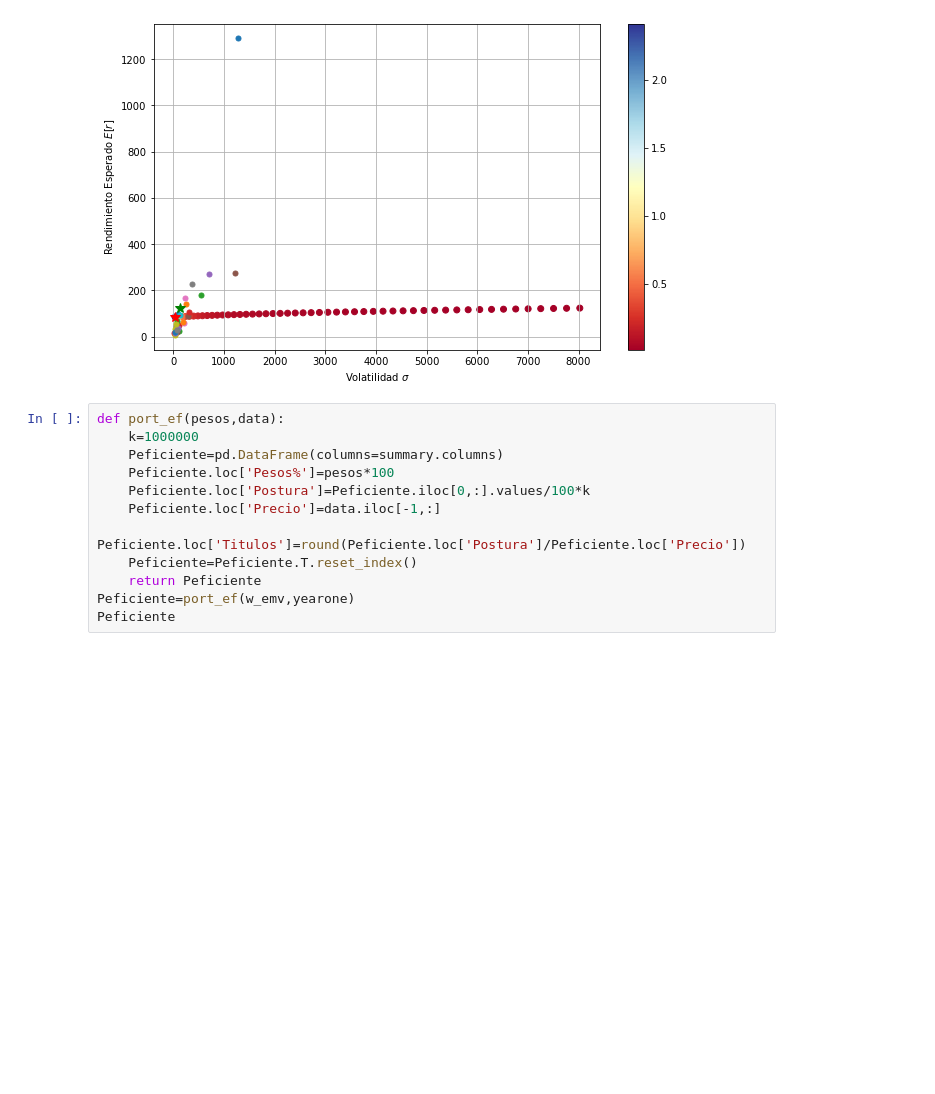
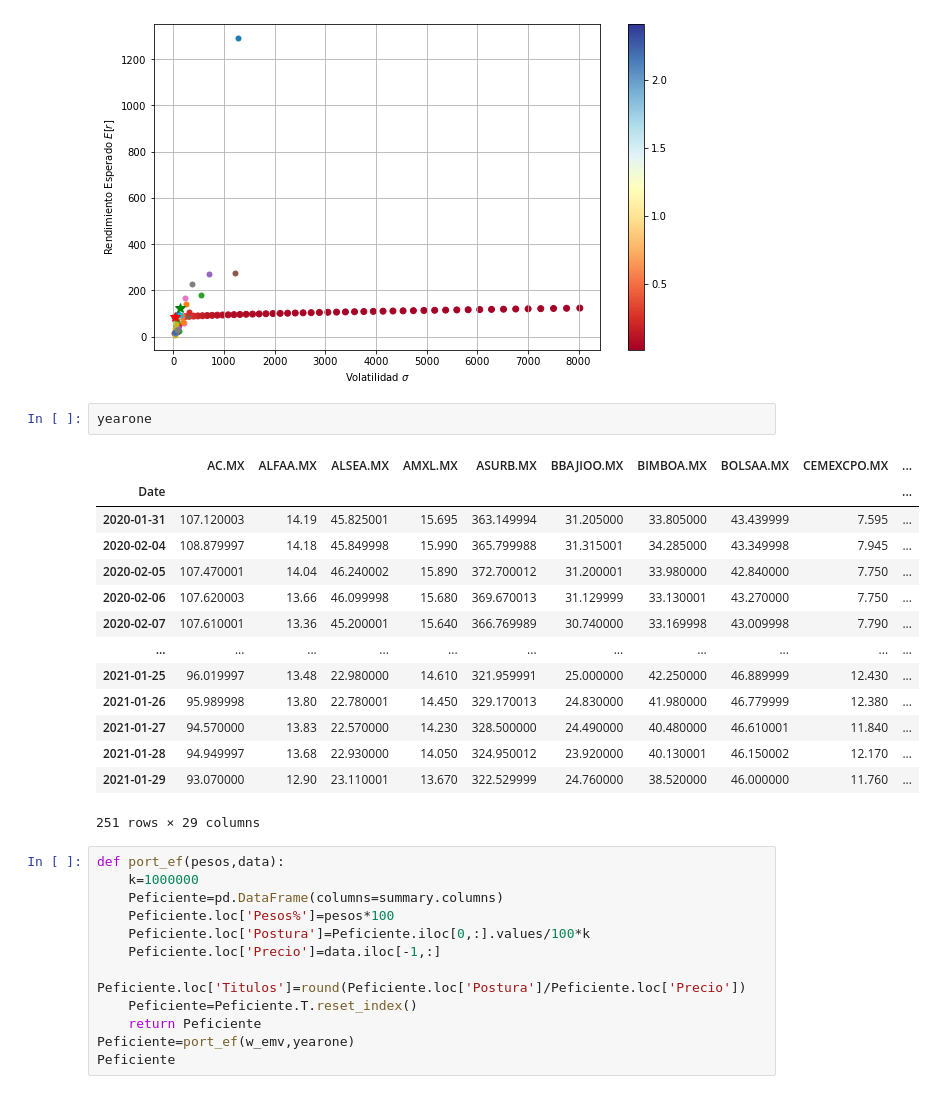
Before and after one commit to FridaHernandezL/Laboratorio1_MyST, a Jupyter notebook: Activas_Borrador.ipynb, the cells around one changed output. Drawn from its saved outputs; the diff is of its cells as text; blank space fills up the shorter version.

```diff
--- a/Activas_Borrador.ipynb
+++ b/Activas_Borrador.ipynb
@@ -166,6 +165,23 @@ plt.colorbar()
 # %% [output]
 <matplotlib.colorbar.Colorbar at 0x...>
 [figure]
+# %%
+yearone
+# %% [output]
+|  | AC.MX | ALFAA.MX | ALSEA.MX | AMXL.MX | ASURB.MX | BBAJIOO.MX | BIMBOA.MX | BOLSAA.MX | CEMEXCPO.MX | ... |
+| Date |  |  |  |  |  |  |  |  |  | ... |
+| 2020-01-31 | 107.120003 | 14.19 | 45.825001 | 15.695 | 363.149994 | 31.205000 | 33.805000 | 43.439999 | 7.595 | ... |
+| 2020-02-04 | 108.879997 | 14.18 | 45.849998 | 15.990 | 365.799988 | 31.315001 | 34.285000 | 43.349998 | 7.945 | ... |
+| 2020-02-05 | 107.470001 | 14.04 | 46.240002 | 15.890 | 372.700012 | 31.200001 | 33.980000 | 42.840000 | 7.750 | ... |
+| 2020-02-06 | 107.620003 | 13.66 | 46.099998 | 15.680 | 369.670013 | 31.129999 | 33.130001 | 43.270000 | 7.750 | ... |
+| 2020-02-07 | 107.610001 | 13.36 | 45.200001 | 15.640 | 366.769989 | 30.740000 | 33.169998 | 43.009998 | 7.790 | ... |
+| ... | ... | ... | ... | ... | ... | ... | ... | ... | ... | ... |
+| 2021-01-25 | 96.019997 | 13.48 | 22.980000 | 14.610 | 321.959991 | 25.000000 | 42.250000 | 46.889999 | 12.430 | ... |
+| 2021-01-26 | 95.989998 | 13.80 | 22.780001 | 14.450 | 329.170013 | 24.830000 | 41.980000 | 46.779999 | 12.380 | ... |
+| 2021-01-27 | 94.570000 | 13.83 | 22.570000 | 14.230 | 328.500000 | 24.490000 | 40.480000 | 46.610001 | 11.840 | ... |
+| 2021-01-28 | 94.949997 | 13.68 | 22.930000 | 14.050 | 324.950012 | 23.920000 | 40.130001 | 46.150002 | 12.170 | ... |
+| 2021-01-29 | 93.070000 | 12.90 | 23.110001 | 13.670 | 322.529999 | 24.760000 | 38.520000 | 46.000000 | 11.760 | ... |
+251 rows × 29 columns
 # %%
 def port_ef(pesos,data):
     k=1000000
```
Also changed, not shown: parts of 6 cells of this notebook, 4 other files.
